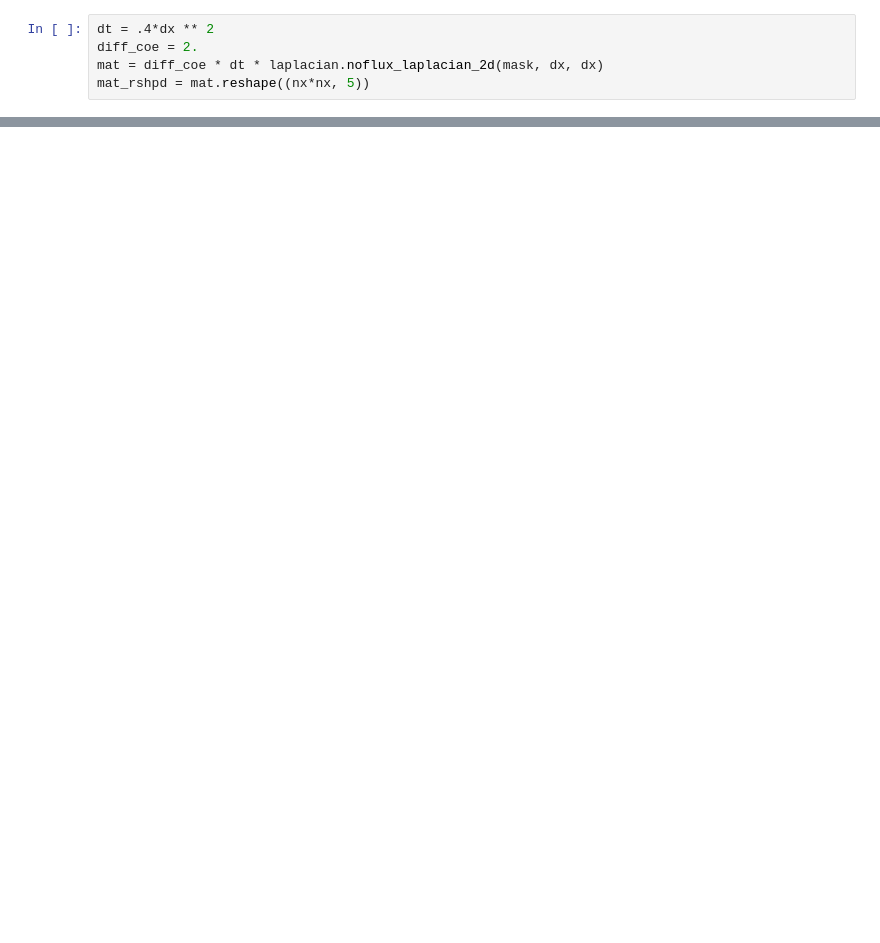
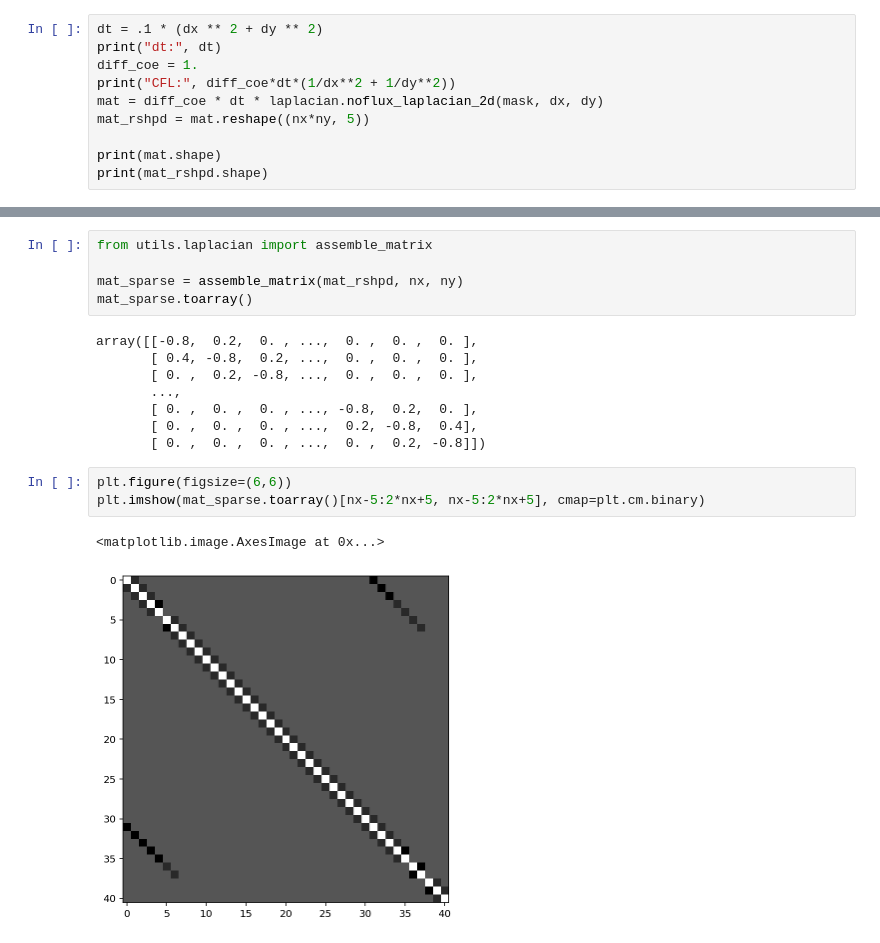
Before and after one commit to ManifoldFR/mva-optimaltransport, a Jupyter notebook: project/test_laplacian.ipynb, the cells around one changed output, grey strips where cells are left out. Cells and saved outputs as stored; diff of their text form; blank space fills up the shorter version.

```diff
--- a/project/test_laplacian.ipynb
+++ b/project/test_laplacian.ipynb
@@ -42,5 +44,10 @@ plt.imshow(mask, origin='lower', extent=extent)
 # %%
-dt = .4*dx ** 2
-diff_coe = 2.
-mat = diff_coe * dt * laplacian.noflux_laplacian_2d(mask, dx, dx)
-mat_rshpd = mat.reshape((nx*nx, 5))
+dt = .1 * (dx ** 2 + dy ** 2)
+print("dt:", dt)
+diff_coe = 1.
+print("CFL:", diff_coe*dt*(1/dx**2 + 1/dy**2))
+mat = diff_coe * dt * laplacian.noflux_laplacian_2d(mask, dx, dy)
+mat_rshpd = mat.reshape((nx*ny, 5))
+
+print(mat.shape)
+print(mat_rshpd.shape)
@@ -80 +99,20 @@ array([[-3.2,  0.8,  0.8,  0. ,  0. ,  0. ,  0. ,  0. ,  0. ],
+# %%
+from utils.laplacian import assemble_matrix
+
+mat_sparse = assemble_matrix(mat_rshpd, nx, ny)
+mat_sparse.toarray()
+# %% [output]
+array([[-0.8,  0.2,  0. , ...,  0. ,  0. ,  0. ],
+       [ 0.4, -0.8,  0.2, ...,  0. ,  0. ,  0. ],
+       [ 0. ,  0.2, -0.8, ...,  0. ,  0. ,  0. ],
+       ...,
+       [ 0. ,  0. ,  0. , ..., -0.8,  0.2,  0. ],
+       [ 0. ,  0. ,  0. , ...,  0.2, -0.8,  0.4],
+       [ 0. ,  0. ,  0. , ...,  0. ,  0.2, -0.8]])
+# %%
+plt.figure(figsize=(6,6))
+plt.imshow(mat_sparse.toarray()[nx-5:2*nx+5, nx-5:2*nx+5], cmap=plt.cm.binary)
+# %% [output]
+<matplotlib.image.AxesImage at 0x...>
+[figure, added]
 # %%
```
Also changed, not shown: parts of 24 cells of this notebook, 1 other file.
